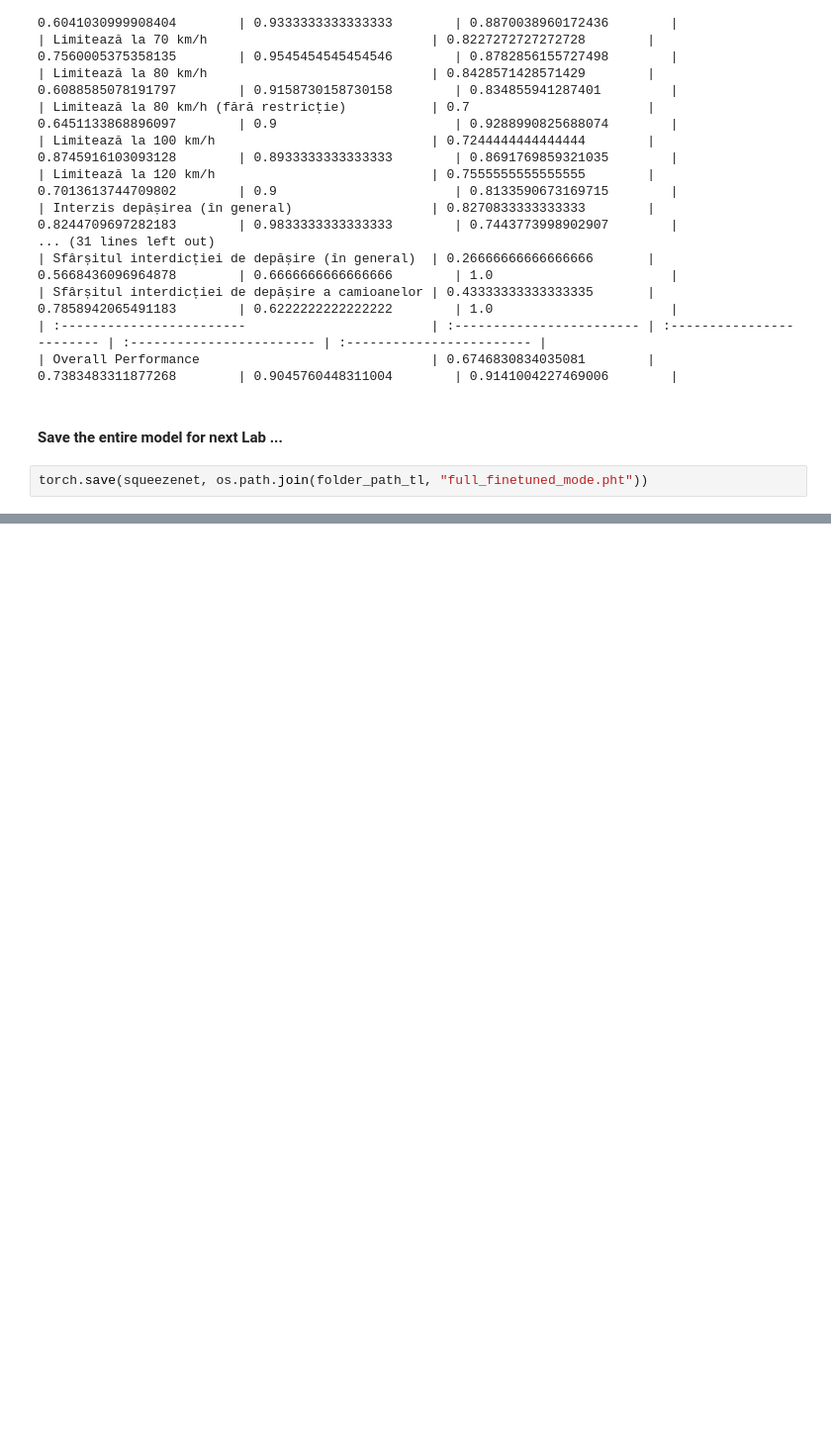
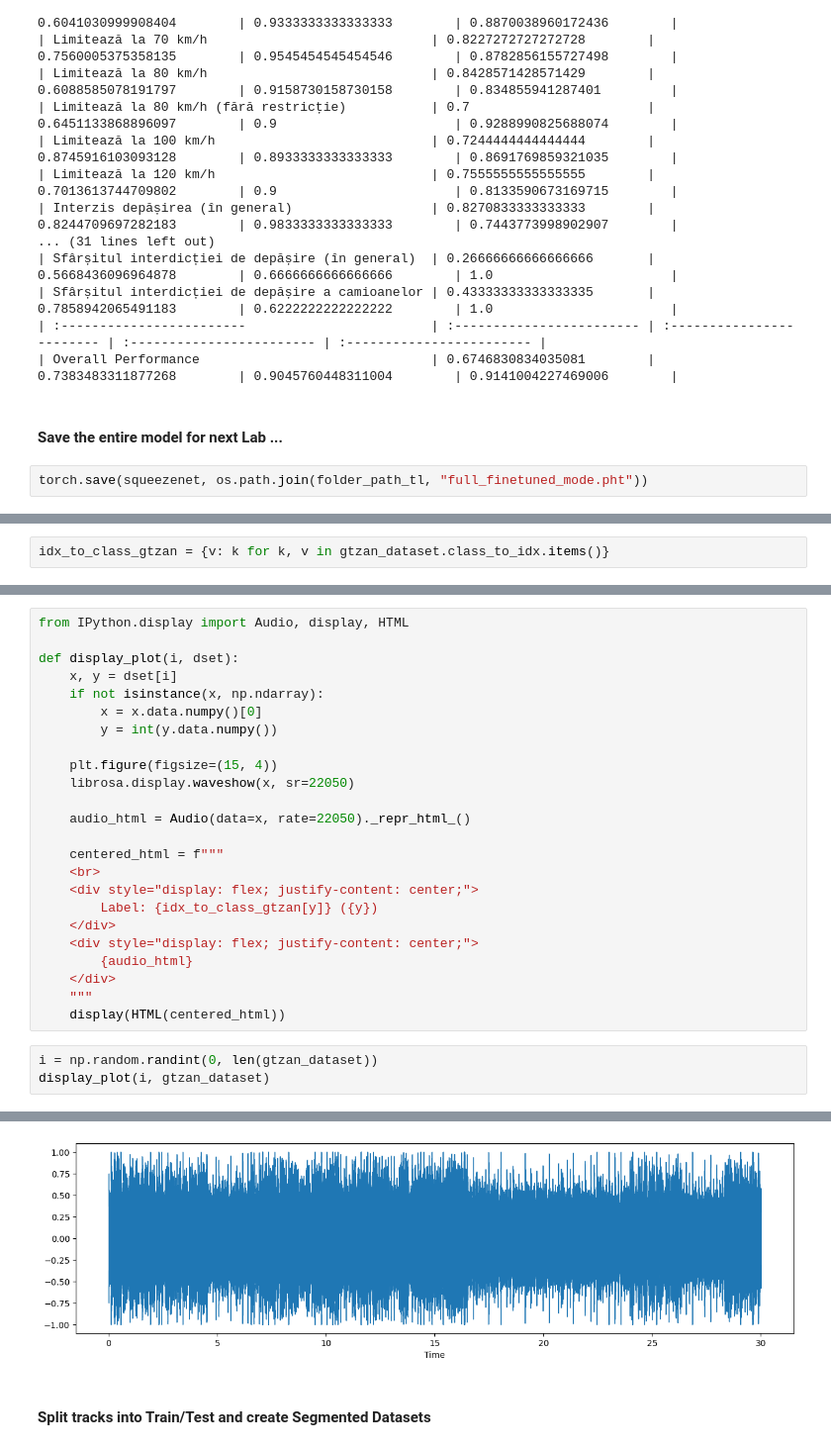
Before and after one commit to Vladimirescu/BIOSINF_IA2, a Jupyter notebook: L2/conv_classification.ipynb, the cells around one changed output, grey strips where cells are left out. Shown at 99% size. Cells and saved outputs as stored; diff of their text form; blank space fills up the shorter version.

```diff
--- a/L2/conv_classification.ipynb
+++ b/L2/conv_classification.ipynb
@@ -674,0 +771,2 @@ torch.save(squeezenet, os.path.join(folder_path_tl, "full_finetuned_mode.pht"))
+# %%
+idx_to_class_gtzan = {v: k for k, v in gtzan_dataset.class_to_idx.items()}
@@ -674,0 +775,28 @@ torch.save(squeezenet, os.path.join(folder_path_tl, "full_finetuned_mode.pht"))
+# %%
+from IPython.display import Audio, display, HTML
+
+def display_plot(i, dset):
+    x, y = dset[i]
+    if not isinstance(x, np.ndarray):
+        x = x.data.numpy()[0]
+        y = int(y.data.numpy())
+
+    plt.figure(figsize=(15, 4))
+    librosa.display.waveshow(x, sr=22050)
+
+    audio_html = Audio(data=x, rate=22050)._repr_html_()
+
+    centered_html = f"""
+    <br>
+    <div style="display: flex; justify-content: center;">
+        Label: {idx_to_class_gtzan[y]} ({y})
+    </div>
+    <div style="display: flex; justify-content: center;">
+        {audio_html}
+    </div>
+    """
+    display(HTML(centered_html))
+# %%
+i = np.random.randint(0, len(gtzan_dataset))
+display_plot(i, gtzan_dataset)
+# %% [output]
@@ -674,0 +804,3 @@ torch.save(squeezenet, os.path.join(folder_path_tl, "full_finetuned_mode.pht"))
+[figure, added]
+# %% [markdown]
+#### Split tracks into Train/Test and create Segmented Datasets
```
Also changed, not shown: parts of 60 cells of this notebook, 1 other file.
